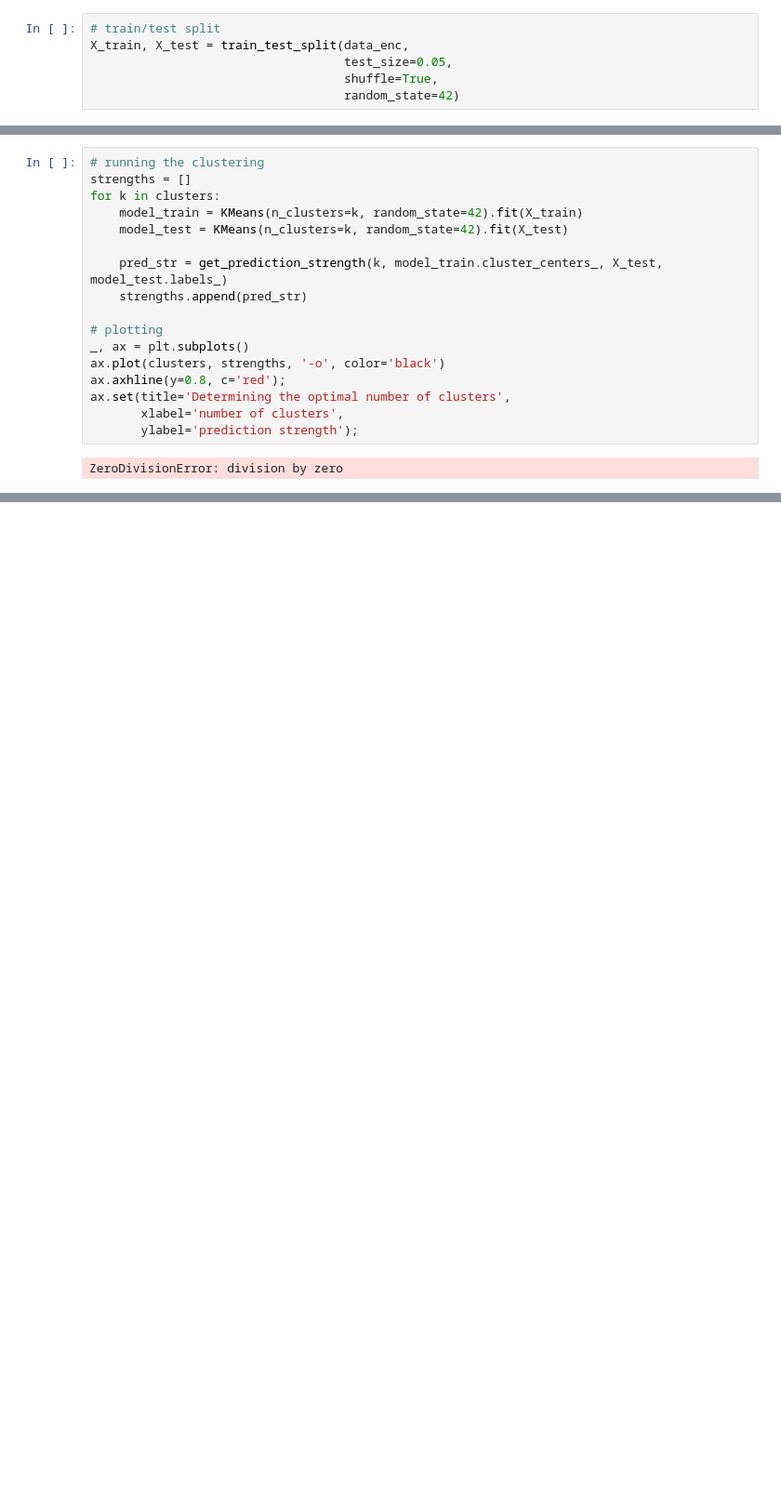
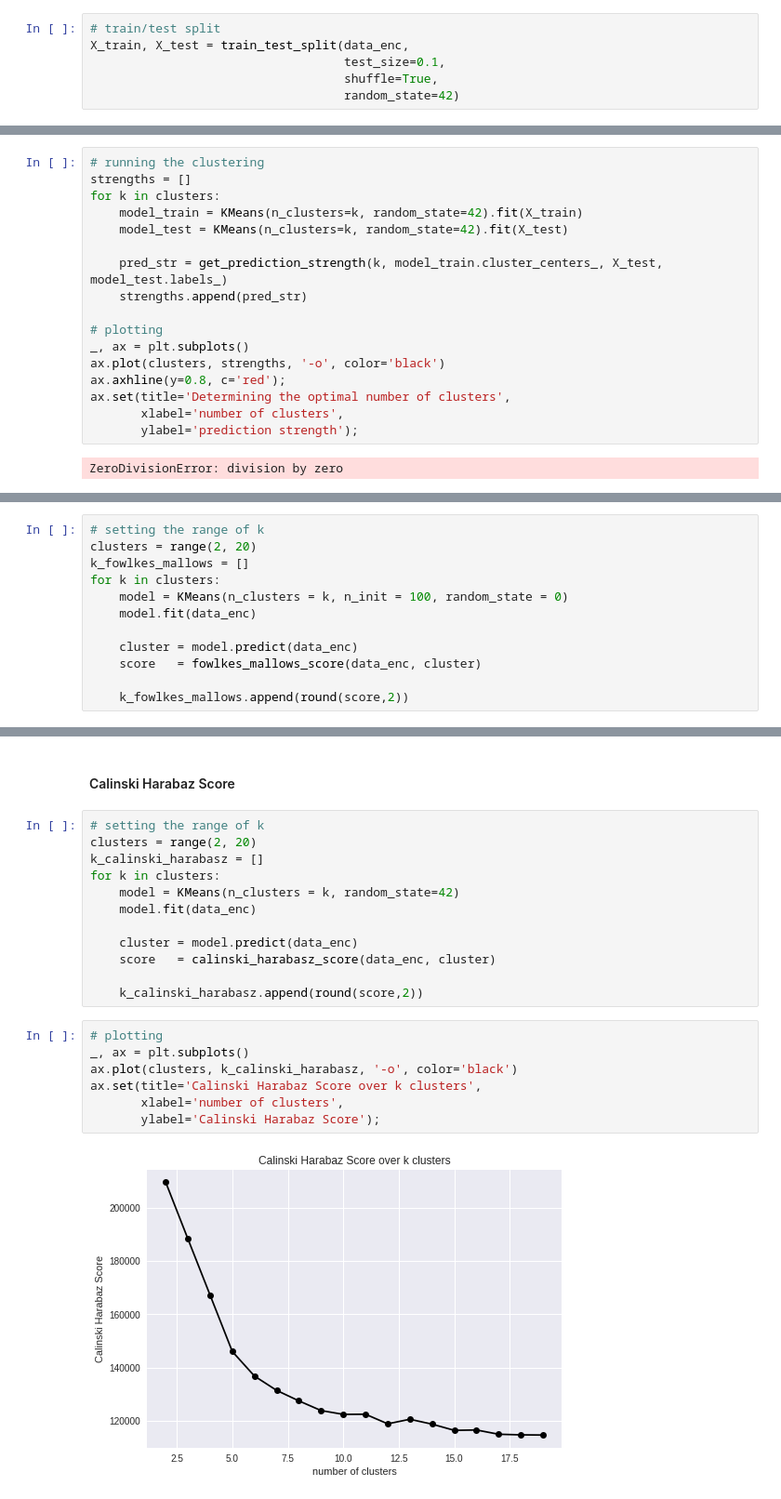
Before and after one commit to dehoyosb/MinJusticia_team77_DS4A_Project, a Jupyter notebook: app/unsupervised_learning_daniel.ipynb, the cells around one changed output, grey strips where cells are left out. Shown at 93% size. Saved outputs shown, nothing was run; the diff lists cells and outputs as text; blank space fills up the shorter version.

Commit message:
adding Calinski Harabaz for kmeans excercise

```diff
--- a/app/unsupervised_learning_daniel.ipynb
+++ b/app/unsupervised_learning_daniel.ipynb
@@ -194,7 +195,7 @@ ax.set(title='Elbow plot',
 # %%
 # train/test split
 X_train, X_test = train_test_split(data_enc,
-                                   test_size=0.05,
+                                   test_size=0.1,
                                    shuffle=True,
                                    random_state=42)
 # %% [markdown]
@@ -616,0 +648,12 @@ ZeroDivisionError: division by zero
+# %%
+# setting the range of k
+clusters = range(2, 20)
+k_fowlkes_mallows = []
+for k in clusters:
+    model = KMeans(n_clusters = k, n_init = 100, random_state = 0)
+    model.fit(data_enc)
+
+    cluster = model.predict(data_enc)
+    score   = fowlkes_mallows_score(data_enc, cluster)
+
+    k_fowlkes_mallows.append(round(score,2))
@@ -616,0 +667,23 @@ ZeroDivisionError: division by zero
+# %% [markdown]
+#### Calinski Harabaz Score
+# %%
+# setting the range of k
+clusters = range(2, 20)
+k_calinski_harabasz = []
+for k in clusters:
+    model = KMeans(n_clusters = k, random_state=42)
+    model.fit(data_enc)
+
+    cluster = model.predict(data_enc)
+    score   = calinski_harabasz_score(data_enc, cluster)
+
+    k_calinski_harabasz.append(round(score,2))
+# %%
+# plotting
+_, ax = plt.subplots()
+ax.plot(clusters, k_calinski_harabasz, '-o', color='black')
+ax.set(title='Calinski Harabaz Score over k clusters',
+       xlabel='number of clusters',
+       ylabel='Calinski Harabaz Score');
+# %% [output]
+[figure, added]
```
Also changed, not shown: parts of 14 cells of this notebook.
